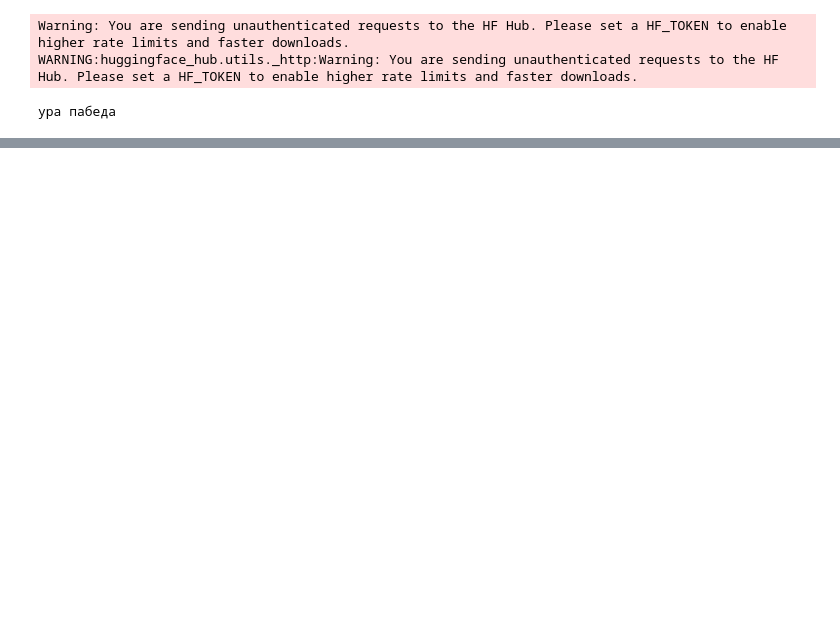
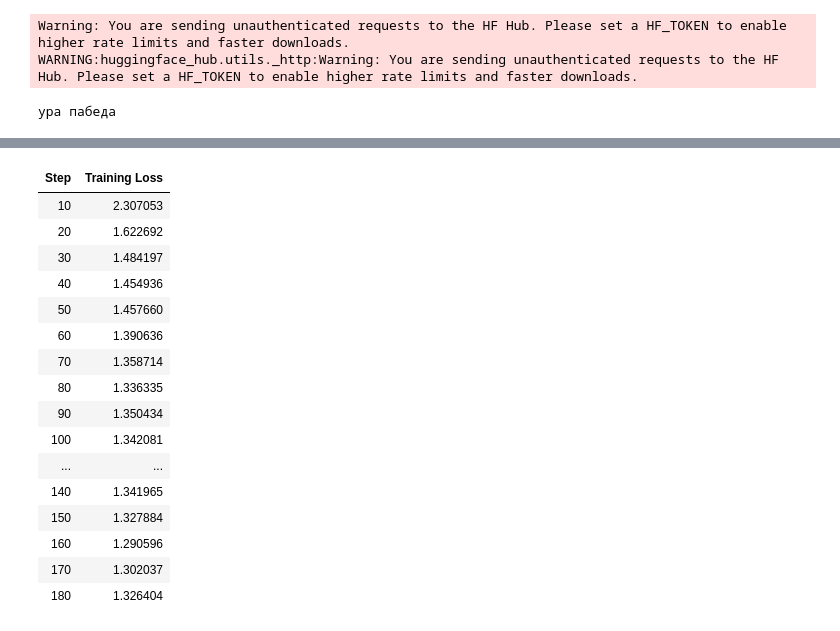
Before and after one commit to lvndrmlk/ml-task, a Jupyter notebook: ml_red_task.ipynb, the cells around one changed output, grey strips where cells are left out. Saved outputs shown, nothing was run; the diff lists cells and outputs as text; code cells hidden in the pictures; blank space fills up the shorter version.

Commit message:
1 task

```diff
--- a/ml_red_task.ipynb
+++ b/ml_red_task.ipynb
@@ -44,3 +44,19 @@ print("ура пабеда")
 Warning: You are sending unauthenticated requests to the HF Hub. Please set a HF_TOKEN to enable higher rate limits and faster downloads.
 WARNING:huggingface_hub.utils._http:Warning: You are sending unauthenticated requests to the HF Hub. Please set a HF_TOKEN to enable higher rate limits and faster downloads.
 ура пабеда
+# %%
+from datasets import load_dataset
+
+dataset = load_dataset('json', data_files='kid_adult.jsonl', split='train')
+
+def make_text(example):
+    messages = [
+        {'role': 'user', 'content': example['prompt']},
+        {'role': 'assistant', 'content': example['kid']},
+    ]
+    return {'text': tokenizer.apply_chat_template(messages, tokenize=False)}
+
+dataset = dataset.map(make_text)
+
+print('train rows:', len(dataset))
+print(dataset[0]['text'][:500])
@@ -46,0 +69,49 @@ WARNING:huggingface_hub.utils._http:Warning: You are sending unauthenticated req
+# %%
+from transformers import TrainingArguments, Trainer, DataCollatorForLanguageModeling
+from peft import LoraConfig, get_peft_model, prepare_model_for_kbit_training
+
+if tokenizer.pad_token is None:
+    tokenizer.pad_token = tokenizer.eos_token
+model.config.use_cache = False
+model = prepare_model_for_kbit_training(model)
+
+def tokenize(batch):
+    return tokenizer(batch['text'], truncation=True, max_length=512)
+
+tokenized_dataset = dataset.map(tokenize, batched=True, remove_columns=dataset.column_names)
+
+lora_config = LoraConfig(
+    r=8,
+    lora_alpha=16,
+    lora_dropout=0.05,
+    bias='none',
+    task_type='CAUSAL_LM',
+    target_modules=['q_proj', 'k_proj', 'v_proj', 'o_proj'],
+)
+
+peft_model = get_peft_model(model, lora_config)
+peft_model.print_trainable_parameters()
+
+training_args = TrainingArguments(
+    output_dir='./task1_sft',
+    seed=42,
+    data_seed=42,
+    per_device_train_batch_size=1,
+    gradient_accumulation_steps=8,
+    num_train_epochs=1,
+    learning_rate=2e-4,
+    fp16=True,
+    logging_steps=10,
+    save_strategy='no',
+    report_to='none',
+)
+
+trainer = Trainer(
+    model=peft_model,
+    args=training_args,
+    train_dataset=tokenized_dataset,
+    data_collator=DataCollatorForLanguageModeling(tokenizer=tokenizer, mlm=False),
+)
+
+trainer.train()
+# %% [output]
@@ -46,0 +120,17 @@ WARNING:huggingface_hub.utils._http:Warning: You are sending unauthenticated req
+| Step | Training Loss |
+| 10 | 2.307053 |
+| 20 | 1.622692 |
+| 30 | 1.484197 |
+| 40 | 1.454936 |
+| 50 | 1.457660 |
+| 60 | 1.390636 |
+| 70 | 1.358714 |
+| 80 | 1.336335 |
+| 90 | 1.350434 |
+| 100 | 1.342081 |
+| ... | ... |
+| 140 | 1.341965 |
+| 150 | 1.327884 |
+| 160 | 1.290596 |
+| 170 | 1.302037 |
+| 180 | 1.326404 |
```
Also changed, not shown: parts of 4 cells of this notebook.
